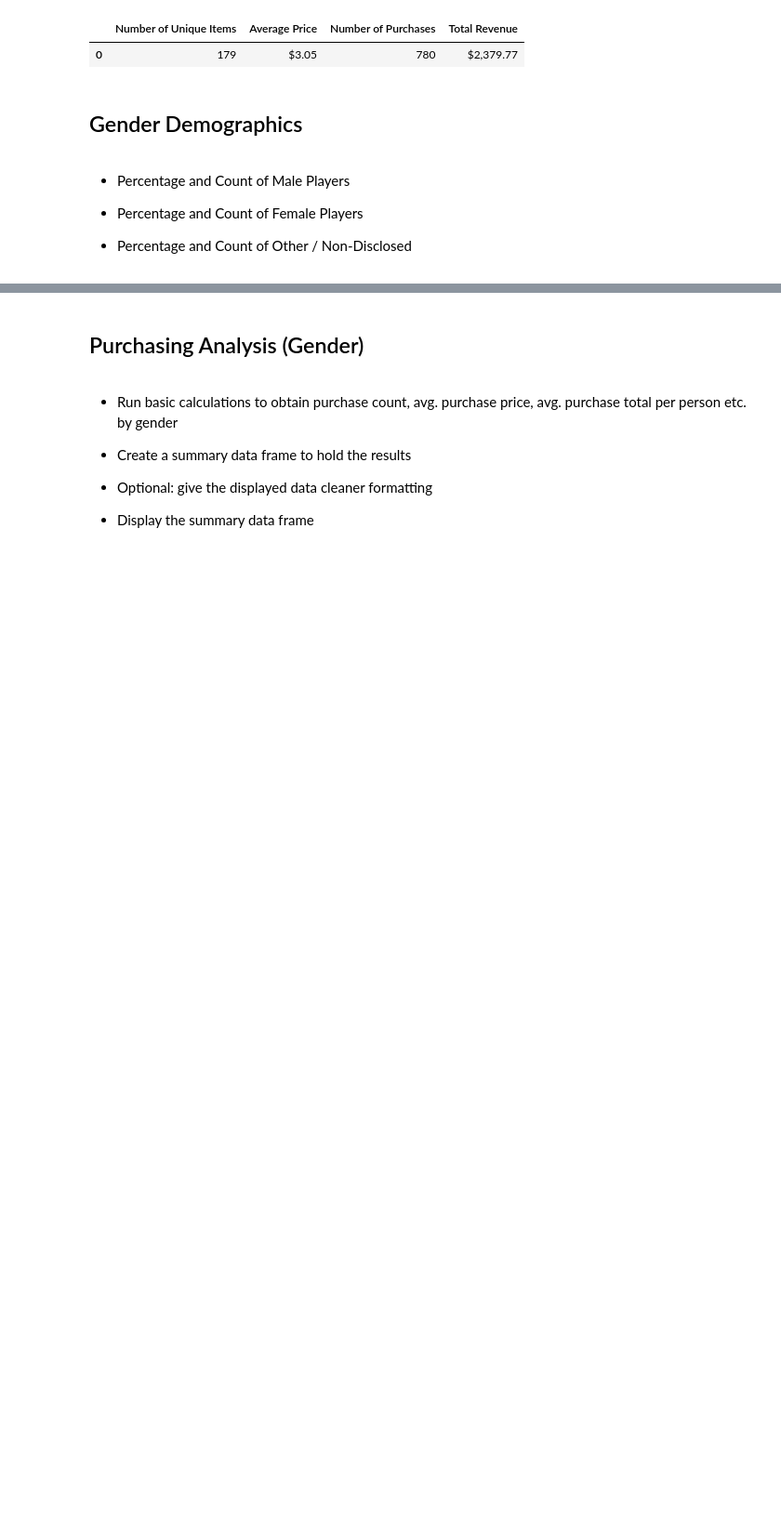
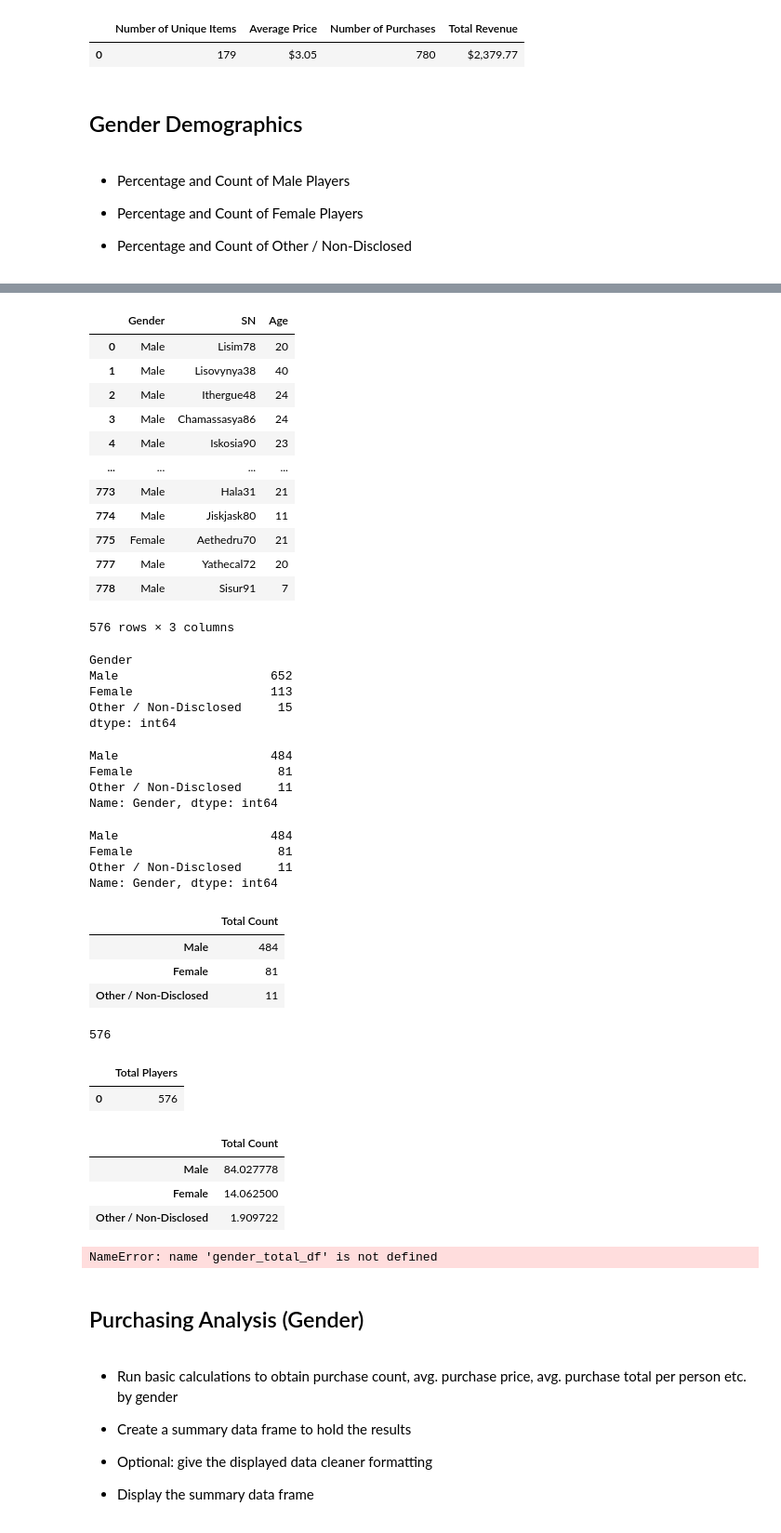
Before and after one commit to joekimga/pandas-challenge, a Jupyter notebook: HeroesOfPymoli/save.ipynb, the cells around one changed output, grey strips where cells are left out. Shown at 93% size. Cells and saved outputs as stored; diff of their text form; code cells hidden in the pictures; blank space fills up the shorter version.

Commit message:
Gender Demo, renamed Gender header into Total Count

```diff
--- a/HeroesOfPymoli/save.ipynb
+++ b/HeroesOfPymoli/save.ipynb
@@ -103,0 +111,52 @@ sum_table
+# %%
+unique_df
+# %% [output]
+|  | Gender | SN | Age |
+| 0 | Male | Lisim78 | 20 |
+| 1 | Male | Lisovynya38 | 40 |
+| 2 | Male | Ithergue48 | 24 |
+| 3 | Male | Chamassasya86 | 24 |
+| 4 | Male | Iskosia90 | 23 |
+| ... | ... | ... | ... |
+| 773 | Male | Hala31 | 21 |
+| 774 | Male | Jiskjask80 | 11 |
+| 775 | Female | Aethedru70 | 21 |
+| 777 | Male | Yathecal72 | 20 |
+| 778 | Male | Sisur91 | 7 |
+576 rows × 3 columns
+# %%
+gender_data = purchase_data[["Gender"]].value_counts()
+gender_data
+# %% [output]
+Gender
+Male                     652
+Female                   113
+Other / Non-Disclosed     15
+dtype: int64
+# %%
+gender_df = unique_df["Gender"].value_counts()
+gender_df
+# %% [output]
+Male                     484
+Female                    81
+Other / Non-Disclosed     11
+Name: Gender, dtype: int64
+# %%
+gender_series = unique_df["Gender"].value_counts()
+type(gender_series)  # DO NOT USE THIS METHOD #   THIS IS A SERIES
+gender_series
+# %% [output]
+Male                     484
+Female                    81
+Other / Non-Disclosed     11
+Name: Gender, dtype: int64
+# %%
+gender_df = pd.DataFrame(gender_series)
+type(gender_df)   # USE THIS METHOD INSTEAD #   IT IS A DATAFRAME
+gender_df.rename(columns = {'Gender':'Total Count'}, inplace = True)
+gender_df
+# %% [output]
+|  | Total Count |
+| Male | 484 |
+| Female | 81 |
+| Other / Non-Disclosed | 11 |
@@ -103,0 +165,5 @@ sum_table
+# %%
+gender_total_series = unique_df["Gender"].value_counts().sum()
+gender_total_series
+# %% [output]
+576
@@ -103,0 +180,15 @@ sum_table
+# %%
+total_players = unique_df.count()["Gender"]
+pd.DataFrame({'Total Players': [total_players]})
+# %% [output]
+|  | Total Players |
+| 0 | 576 |
+# %%
+percent = (((gender_df)/(gender_total_series)) * 100)
+
+percent
+# %% [output]
+|  | Total Count |
+| Male | 84.027778 |
+| Female | 14.062500 |
+| Other / Non-Disclosed | 1.909722 |
@@ -103,0 +203,6 @@ sum_table
+# %%
+percentage_of_players = ((gender_df)/(gender_total_df)) * 100
+gender_df["Percentage of Players"] = percentage_of_players
+gender_df.head()
+# %% [output]
+NameError: name 'gender_total_df' is not defined
```
Also changed, not shown: parts of 10 cells of this notebook, 2 other files.
